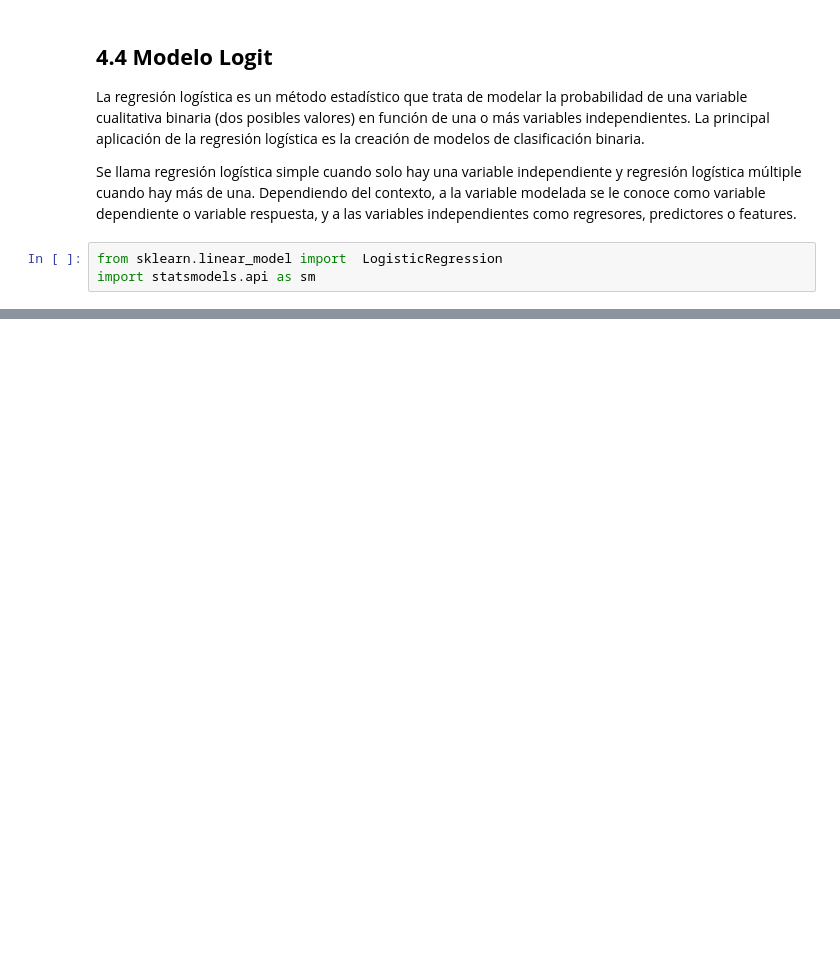
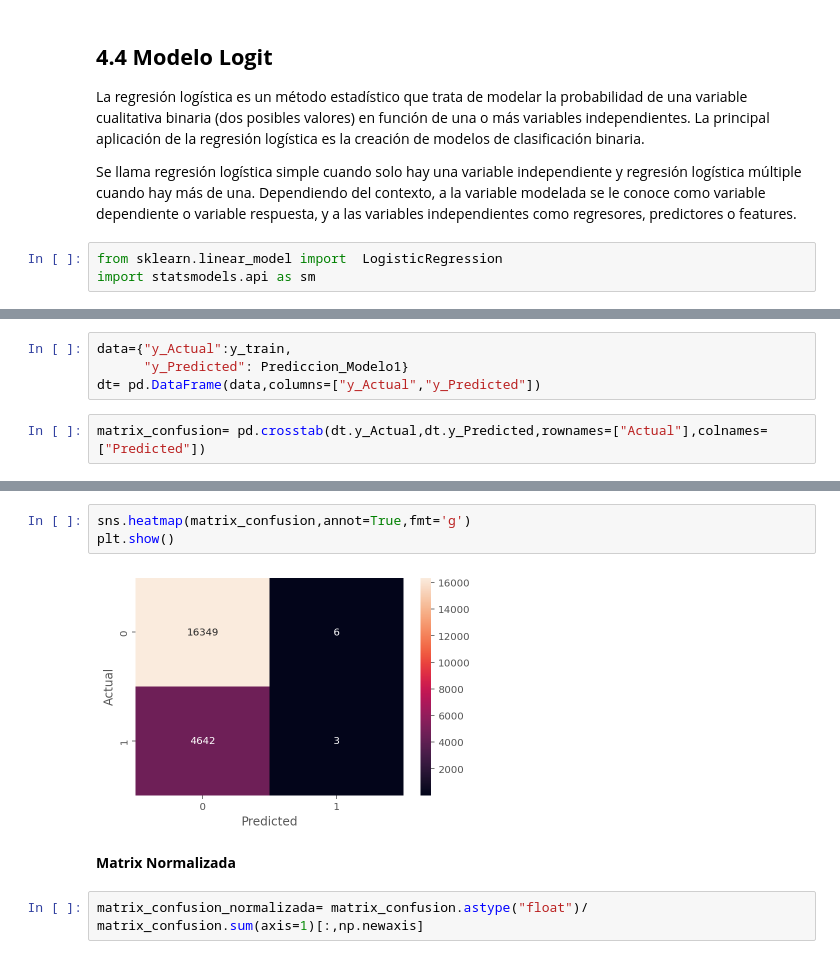
Before and after one commit to Oscar19922017/ProyectoBancoAmerica, a Jupyter notebook: ProyectoBancoAmerica2022.ipynb, the cells around one changed output, grey strips where cells are left out. Drawn from its saved outputs; the diff is of its cells as text; blank space fills up the shorter version.

```diff
--- a/ProyectoBancoAmerica2022.ipynb
+++ b/ProyectoBancoAmerica2022.ipynb
@@ -1093,0 +1182,6 @@ import statsmodels.api as sm
+# %%
+data={"y_Actual":y_train,
+      "y_Predicted": Prediccion_Modelo1}
+dt= pd.DataFrame(data,columns=["y_Actual","y_Predicted"])
+# %%
+matrix_confusion= pd.crosstab(dt.y_Actual,dt.y_Predicted,rownames=["Actual"],colnames=["Predicted"])
@@ -1093,0 +1195,9 @@ import statsmodels.api as sm
+# %%
+sns.heatmap(matrix_confusion,annot=True,fmt='g')
+plt.show()
+# %% [output]
+[figure, added]
+# %% [markdown]
+**Matrix Normalizada**
+# %%
+matrix_confusion_normalizada= matrix_confusion.astype("float")/ matrix_confusion.sum(axis=1)[:,np.newaxis]
```
Also changed, not shown: parts of 100 cells of this notebook.
